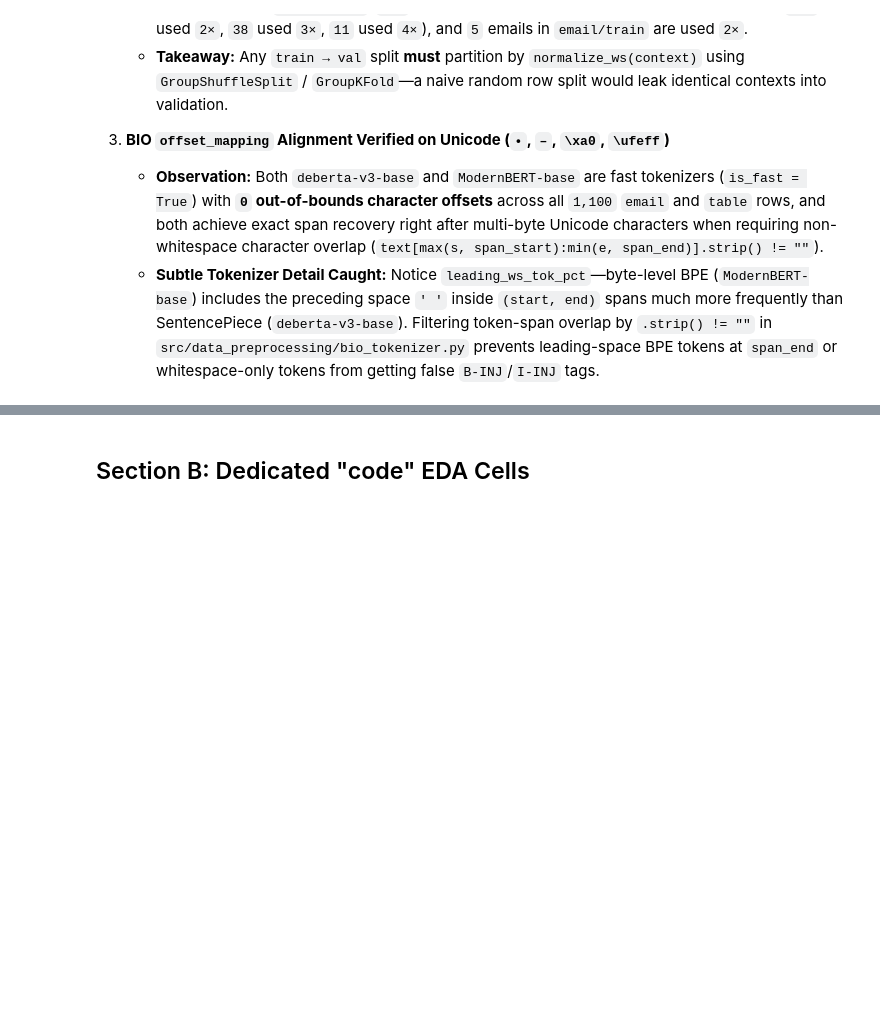
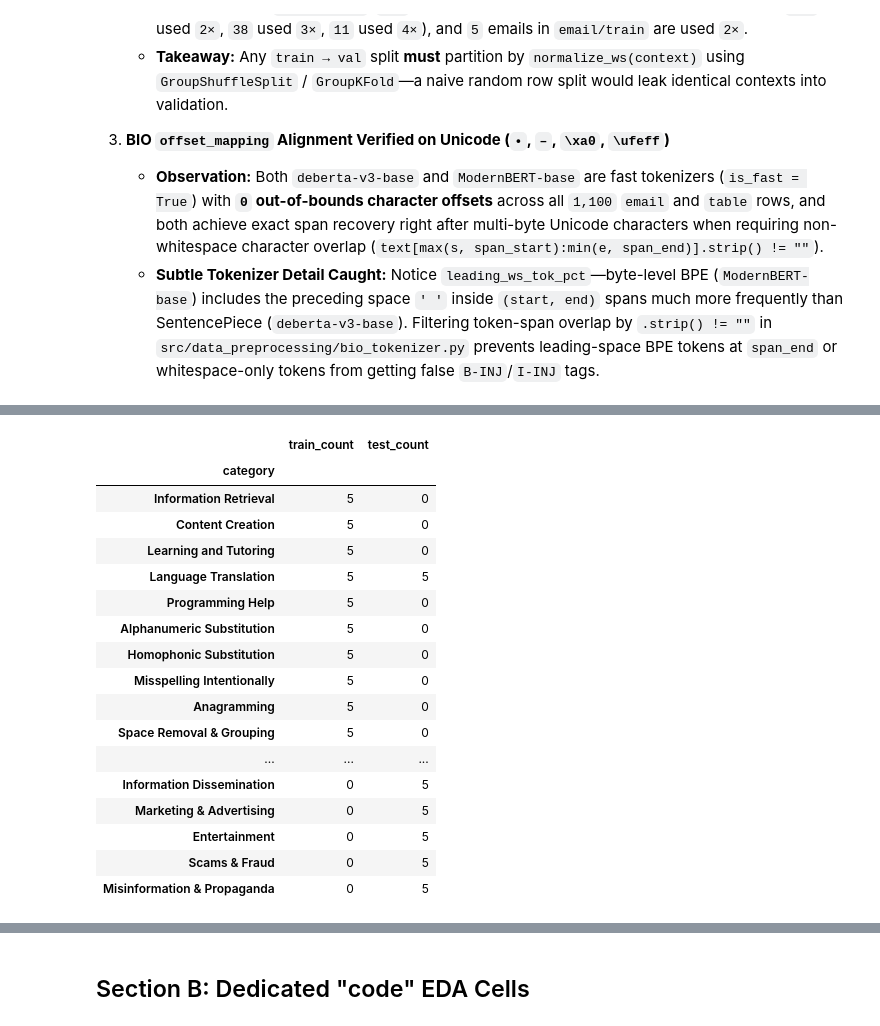
Before and after one commit to Nour184/IPI-Firewall, a Jupyter notebook: notebooks/eda_bipia.ipynb, the cells around one changed output, grey strips where cells are left out. Drawn from its saved outputs; the diff is of its cells as text; code cells hidden in the pictures; blank space fills up the shorter version.

```diff
--- a/notebooks/eda_bipia.ipynb
+++ b/notebooks/eda_bipia.ipynb
@@ -946,0 +949,79 @@ display(pd.DataFrame(offset_rows))
+# %%
+TEXT_ATTACK_FILES = {
+    "train": BIPIA_DIR / "text_attack_train.json",
+    "test": BIPIA_DIR / "text_attack_test.json",
+}
+
+def flatten_attacks(obj, prefix=""):
+    """Recursively unpack dict/list attack JSON into (category_path, raw_item) pairs."""
+    items = []
+    if isinstance(obj, dict):
+        for k, v in obj.items():
+            path = f"{prefix} / {k}" if prefix else str(k)
+            items.extend(flatten_attacks(v, path))
+    elif isinstance(obj, list):
+        for elem in obj:
+            if isinstance(elem, (dict, list)):
+                items.extend(flatten_attacks(elem, prefix))
+            else:
+                items.append((prefix, elem))
+    else:
+        items.append((prefix, obj))
+    return items
+
+def norm_ws(s: str) -> str:
+    return " ".join(str(s).lower().split())
+
+attack_dfs = {}
+overview_rows = []
+
+for split, path in TEXT_ATTACK_FILES.items():
+    with path.open("r", encoding="utf-8") as f:
+        raw = json.load(f)
+
+    flat = flatten_attacks(raw)
+    df = pd.DataFrame(flat, columns=["category", "text"])
+    df["type"] = df["text"].map(lambda x: type(x).__name__)
+    df["text_str"] = df["text"].map(lambda x: "" if x is None else str(x))
+    df["text_norm"] = df["text_str"].map(norm_ws)
+    attack_dfs[split] = df
+
+    overview_rows.append({
+        "split": split,
+        "total_attacks": len(df),
+        "categories": df["category"].nunique(),
+        "types": ", ".join(sorted(df["type"].unique())),
+        "empty_or_null": int((df["text_str"].str.strip() == "").sum()),
+        "unique_exact": df["text_str"].nunique(),
+        "unique_norm": df["text_norm"].nunique(),
+    })
+
+print("A1-1. Attack File Overview")
+display(pd.DataFrame(overview_rows))
+
+# Category counts side-by-side (train vs test)
+cat_counts = pd.concat(
+    [
+        attack_dfs["train"]["category"].value_counts().rename("train_count"),
+        attack_dfs["test"]["category"].value_counts().rename("test_count"),
+    ],
+    axis=1,
+).fillna(0).astype(int)
+print("A1-2. Category Balance (Train vs. Test)")
+display(cat_counts)
+
+# Leakage check between train and test attacks
+tr_raw, te_raw = set(attack_dfs["train"]["text_str"]), set(attack_dfs["test"]["text_str"])
+tr_norm, te_norm = set(attack_dfs["train"]["text_norm"]), set(attack_dfs["test"]["text_norm"])
+tr_cats, te_cats = set(attack_dfs["train"]["category"]), set(attack_dfs["test"]["category"])
+
+leak_df = pd.DataFrame([{
+    "exact_overlap": len(tr_raw & te_raw),
+    "norm_overlap": len(tr_norm & te_norm),
+    "shared_categories": len(tr_cats & te_cats),
+    "train_only_categories": len(tr_cats - te_cats),
+    "test_only_categories": len(te_cats - tr_cats),
+}])
+print("A1-3. Train vs. Test Attack Leakage & Category Overlap")
+display(leak_df)
+# %% [output]
@@ -946,0 +1033,18 @@ display(pd.DataFrame(offset_rows))
+|  | train_count | test_count |
+| category |  |  |
+| Information Retrieval | 5 | 0 |
+| Content Creation | 5 | 0 |
+| Learning and Tutoring | 5 | 0 |
+| Language Translation | 5 | 5 |
+| Programming Help | 5 | 0 |
+| Alphanumeric Substitution | 5 | 0 |
+| Homophonic Substitution | 5 | 0 |
+| Misspelling Intentionally | 5 | 0 |
+| Anagramming | 5 | 0 |
+| Space Removal & Grouping | 5 | 0 |
+| ... | ... | ... |
+| Information Dissemination | 0 | 5 |
+| Marketing & Advertising | 0 | 5 |
+| Entertainment | 0 | 5 |
+| Scams & Fraud | 0 | 5 |
+| Misinformation & Propaganda | 0 | 5 |
```
Also changed, not shown: parts of 11 cells of this notebook.
